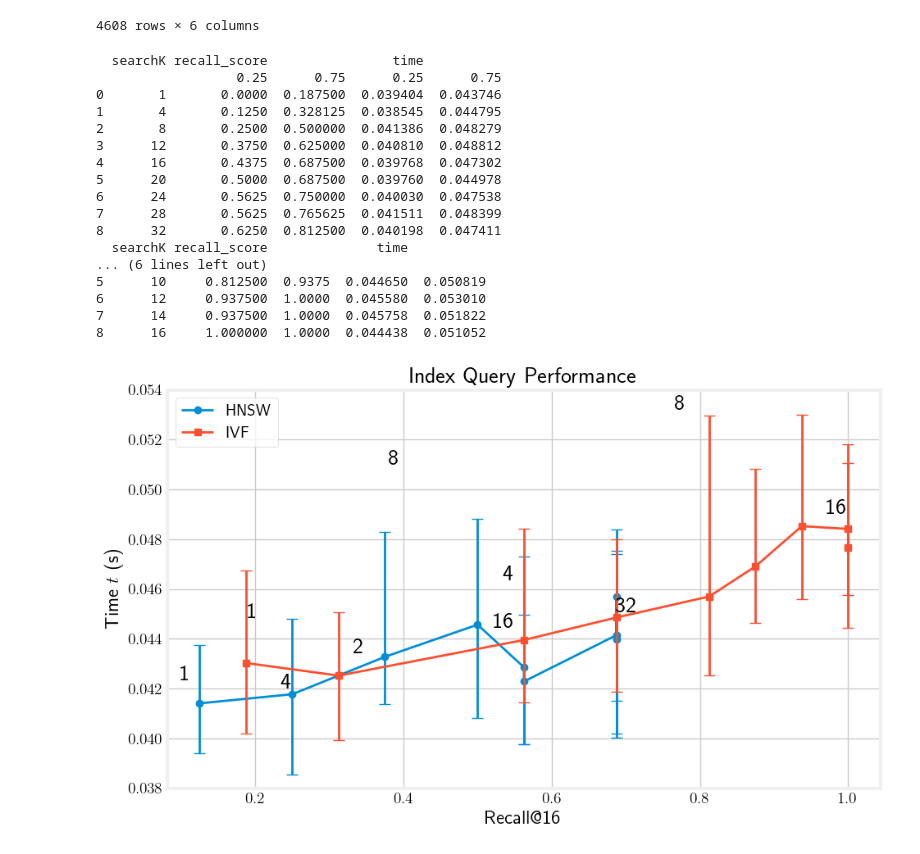
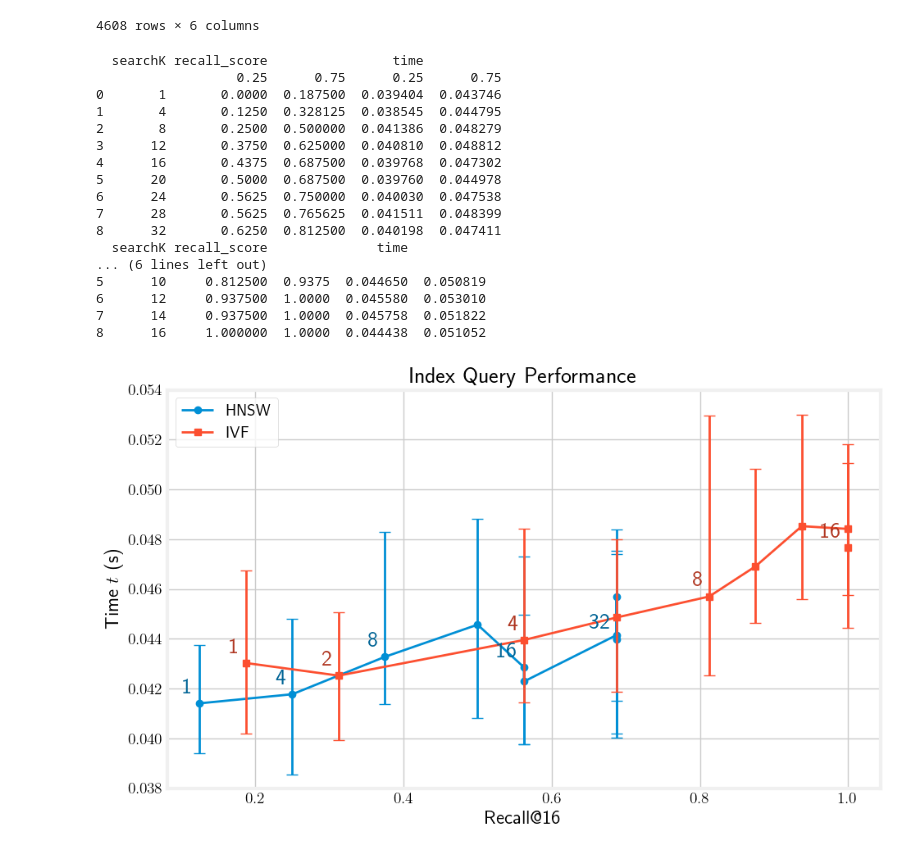
Before and after one commit to Dakantz/Dense-KG-Vector-DB, a Jupyter notebook: benchmarks/eval_timings.ipynb, the cells around one changed output. Cells and saved outputs as stored; diff of their text form; code cells hidden in the pictures.

```diff
--- a/benchmarks/eval_timings.ipynb
+++ b/benchmarks/eval_timings.ipynb
@@ -27,7 +28,9 @@ from utils.helpers import (
 # %%
 results_dir = Path("scratch") / "results"
 figures_dir = Path("scratch") / "figures"
+
 tables_dir = figures_dir / "tables"
+macro_dir = figures_dir / "macros"
 figures_dir.mkdir(exist_ok=True, parents=True)
 
 
@@ -1137,6 +1278,6 @@ stats_df
 # %%
-stats_df["cpu_percent"] = stats_df["cpu_percent"].astype(float)
-stats_df["mem_usage_mb"] = stats_df["mem_usage"].astype(float) / (1024 * 1024)  # in MiB
+stats_df_only_valid["cpu_percent"] = stats_df_only_valid["cpu_percent"].astype(float)
+stats_df_only_valid["mem_usage_mb"] = stats_df_only_valid["mem_usage"].astype(float) / (1024 * 1024)  # in MiB
 # %%
 # plot the stats for the same runs, e.g. number of triples scanned, number of candidates, etc.
 
@@ -1153,7 +1294,7 @@ for relevant_measure, ylabel in relevant_stats_map.items():
 
         plot_timings(
             ax,
-            stats_df,
+            stats_df_only_valid,
             engines,
             difficulty,
             relevant_measure=relevant_measure,
@@ -1163,7 +1304,7 @@ for relevant_measure, ylabel in relevant_stats_map.items():
         ax.set_xscale("log")
         ax.set_xlabel("Tuples $n$ (log scale)")
         ax.set_ylabel(ylabel)
-        ax.set_title(f" {modes[mode]} {ylabel} for Difficulty: {difficulty}")
+        ax.set_title(f" {modes[mode]} {ylabel} for {difficulty} queries")
         ax.legend()
         ax.grid(True, which="both", ls="--")
         if relevant_measure == "cpu_percent":
@@ -1217,8 +1358,8 @@ for relevant_measure, ylabel in relevant_stats_map.items():
                     },
                 }""",
             ],
-            axis_height="0.6\\linewidth",
-            axis_width="1\\linewidth",
+            axis_height="1.8\\linewidth",
+            axis_width="2.2\\linewidth",
         )
         plt.savefig(stat_dir / f"{mode}_{relevant_measure}_{difficulty}.png")
         plt.show()
@@ -1237,7 +1378,7 @@ Quantiles [0.05, 0.5, 0.95]
 relevant_measure_map = {
     "ndcg_score": "NDCG@10",
     "recall_score": "R@10",
-    "wall_time": "Wall Time $t_w$ (s)",
+    "wall_time": "Wall Time $t_w$ (s) (log scale)",
 }
 stat_dir = figures_dir / "stats"
 stat_dir.mkdir(exist_ok=True, parents=True)
@@ -1258,7 +1399,7 @@ for relevant_measure, ylabel in relevant_measure_map.items():
         ax.set_xscale("log")
         ax.set_xlabel("Dataset Size (log scale)")
         ax.set_ylabel(ylabel)
-        ax.set_title(f" {modes[mode]} {ylabel} for Difficulty: {difficulty}")
+        ax.set_title(f" {modes[mode]} {ylabel} for {difficulty} queries")
         ax.legend()
         ax.grid(True, which="both", ls="--")
         if relevant_measure == "wall_time":
@@ -1289,8 +1430,8 @@ for relevant_measure, ylabel in relevant_measure_map.items():
                     },
                 }""",
             ],
-            axis_height="0.6\\linewidth",
-            axis_width="1\\linewidth",
+            axis_height="1.8\\linewidth",
+            axis_width="2.2\\linewidth",
         )
         legend = ax.legend(title="Stage - Model")
         legend.set_ncols(2)
@@ -1315,8 +1456,8 @@ for relevant_measure, ylabel in relevant_measure_map.items():
                     },
                 }""",
             ],
-            axis_height="0.6\\linewidth",
-            axis_width="1\\linewidth",
+            axis_height="1.8\\linewidth",
+            axis_width="2.2\\linewidth",
         )
         plt.savefig(stat_dir / f"{mode}_{relevant_measure}_{difficulty}.png")
         plt.show()
@@ -1422,17 +1563,26 @@ def plot_dual_plot(
     )
     # add labes for searchK values
     draw_rows = (
-        2 ** np.arange(0, np.log2(search_group_mean[varying_param].max()) + 1)
+        2 ** np.arange(0, np.log2(search_group_median[varying_param].max()) + 1)
     ).tolist()
-    for _, row in search_group_mean.iterrows():
+    for _, row in search_group_median.iterrows():
         if row[varying_param] in draw_rows:
-            ax.text(
-                row[relevant_measure_x],
-                row[relevant_measure_y],
+            ax.annotate(
                 f"{int(row[varying_param])}",
+                xy=(row[relevant_measure_x], row[relevant_measure_y]),
+                xytext=(-5, 5),
+                textcoords="offset points",
                 fontsize=20,
                 ha="right",
                 va="bottom",
+                color=darken_color(mode_colors[mode]),
+                # bbox=dict(
+                #     facecolor="white",
+                #     alpha=0.5,
+                #     edgecolor="none",
+                #     # width=2,
+                #     # height=2,
+                # ),
             )
 
 
@@ -1459,31 +1609,31 @@ tikzplotlib.save(
     extra_tikzpicture_parameters=[
         f"scale={plot_scale}",
         """every axis/.style={
             legend pos=south west,
             legend style={
         font=\\small},
             legend columns=1,
         }""",
     ],
     axis_height="0.6\\linewidth",
     axis_width="1\\linewidth",
 )
 # %% [output]
   searchK recall_score                time
                   0.25      0.75      0.25      0.75
 0       1       0.0000  0.187500  0.039404  0.043746
 1       4       0.1250  0.328125  0.038545  0.044795
 2       8       0.2500  0.500000  0.041386  0.048279
 3      12       0.3750  0.625000  0.040810  0.048812
 4      16       0.4375  0.687500  0.039768  0.047302
 5      20       0.5000  0.687500  0.039760  0.044978
 6      24       0.5625  0.750000  0.040030  0.047538
 7      28       0.5625  0.765625  0.041511  0.048399
 8      32       0.6250  0.812500  0.040198  0.047411
   searchK recall_score              time
 ... (6 lines left out)
 5      10     0.812500  0.9375  0.044650  0.050819
 6      12     0.937500  1.0000  0.045580  0.053010
 7      14     0.937500  1.0000  0.045758  0.051822
 8      16     1.000000  1.0000  0.044438  0.051052
-[figure, old version]
+[figure, new version]
```
Also changed, not shown: parts of 26 cells of this notebook, 6 other files.
